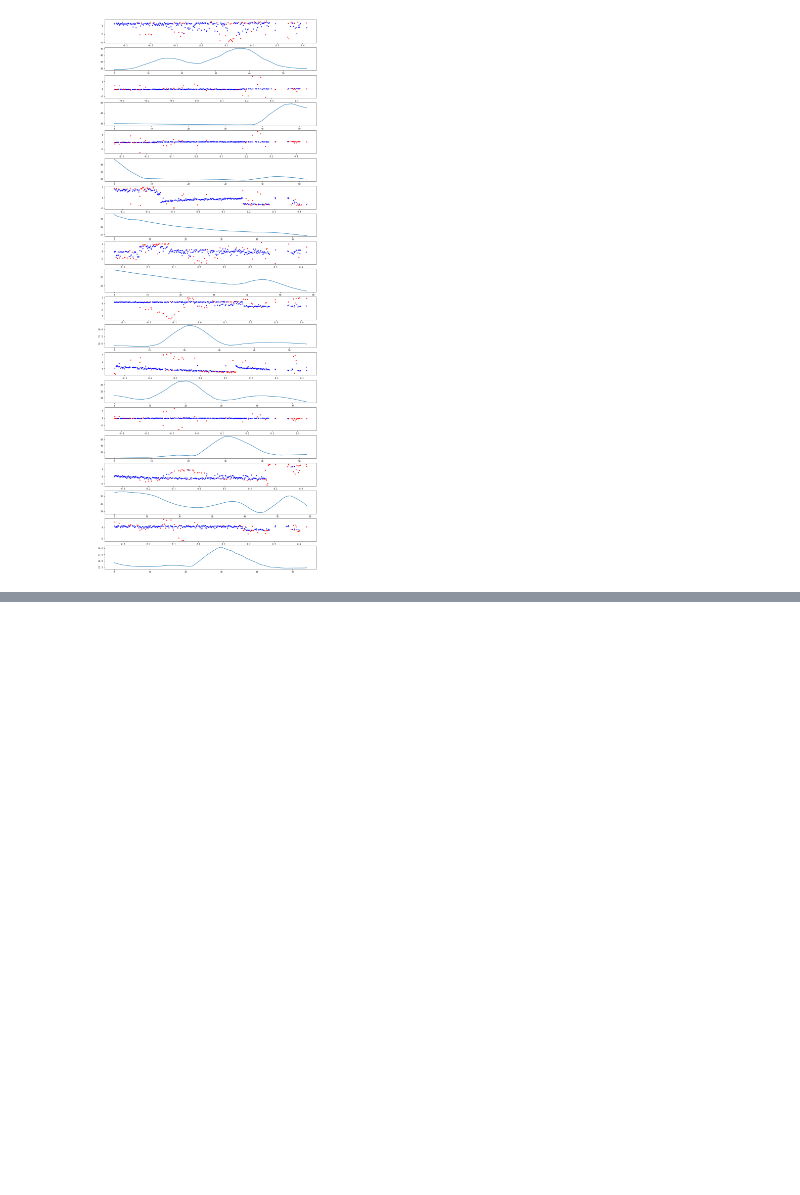
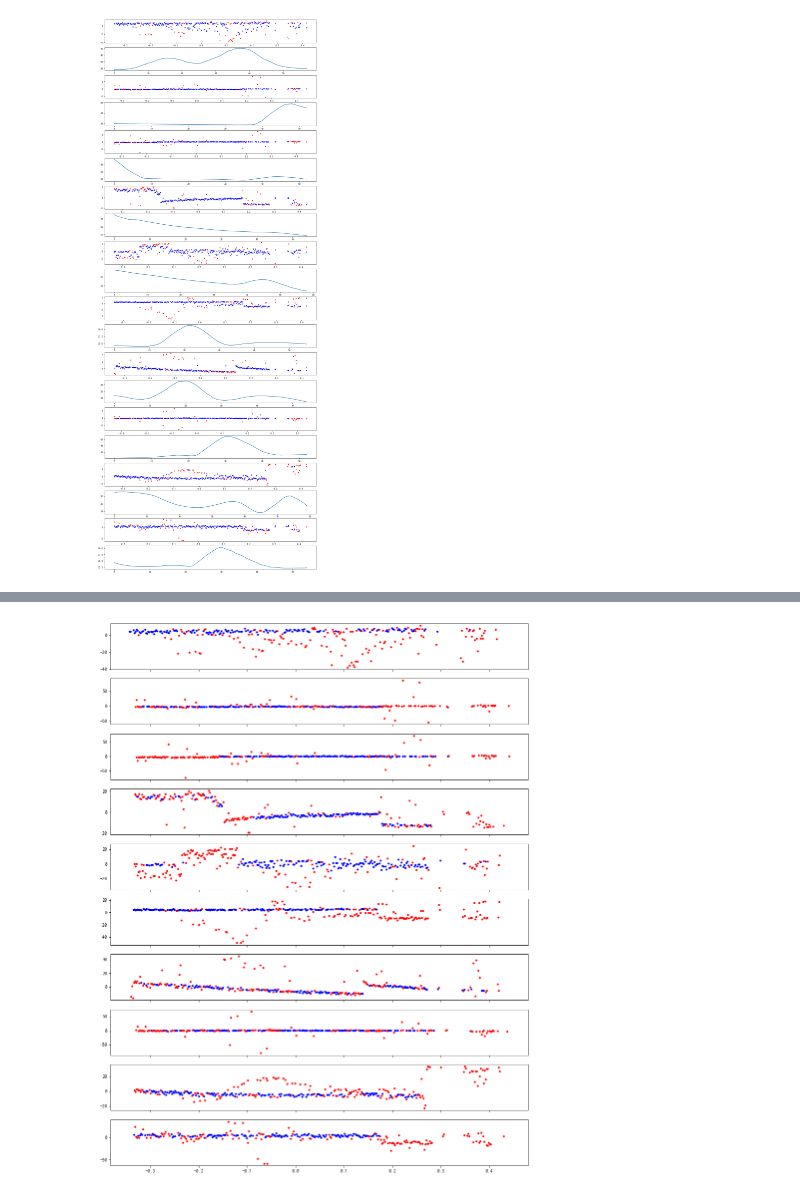
Before and after one commit to a0082273/signate_railway, a Jupyter notebook: rm_outliers.ipynb, the cells around one changed output, grey strips where cells are left out. Drawn from its saved outputs; the diff is of its cells as text; code cells hidden in the pictures; blank space fills up the shorter version.

```diff
--- a/rm_outliers.ipynb
+++ b/rm_outliers.ipynb
@@ -205,0 +239,25 @@ for i, kilo in enumerate(random.sample(list(kilos), 10)):
+# %%
+fig, axes = plt.subplots(10, 1, figsize=(15, 20), sharex=True)
+random.seed(110)
+track = tracks['A']
+kilos = track['キロ程'].unique()
+
+for i, kilo in enumerate(random.sample(list(kilos), 10)):
+    data = track.loc[track['キロ程'] == kilo, ['date', '高低左']]
+    data = data.dropna(subset=['高低左'])
+    if len(data) < 2:
+        print(i)
+        continue
+
+    data = ee_outliers(data)
+    axes[i].plot(data.loc[data['label'] == 1, 'day'], data.loc[data['label'] == 1, '高低左'], marker='.', linewidth=0, c='b')
+    axes[i].plot(data.loc[data['label'] == -1, 'day'], data.loc[data['label'] == -1, '高低左'], marker='.', linewidth=0, c='r')
+
+#    data['date'] = track.loc[track['キロ程'] == kilo, 'date']
+#    data2 = data[data['label'] == 1]
+#    data2 = svm_outliers(data2)
+#    axes[i].plot(data2.loc[data2['label'] == 1, 'day'], data2.loc[data2['label'] == 1, '高低左'], marker='.', linewidth=0, c='b')
+#    axes[i].plot(data2.loc[data2['label'] == -1, 'day'], data2.loc[data2['label'] == -1, '高低左'], marker='.', linewidth=0, c='r')
+#    axes[i].plot(data.loc[data['label'] == -1, 'day'], data.loc[data['label'] == -1, '高低左'], marker='.', linewidth=0, c='r')
+# %% [output]
+[figure, added]
```
Also changed, not shown: parts of 38 cells of this notebook.
